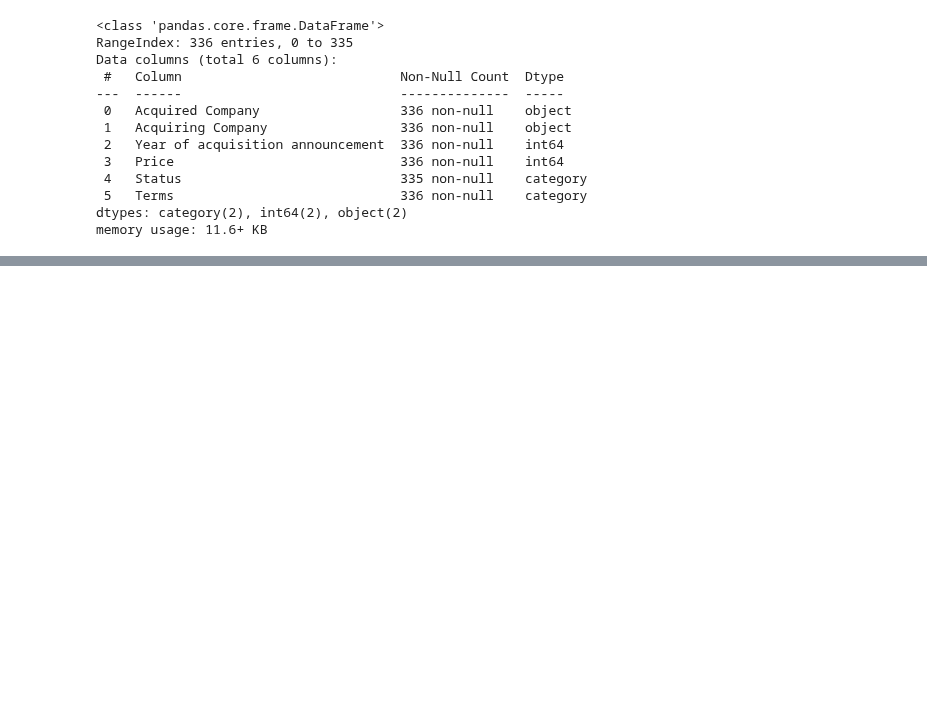
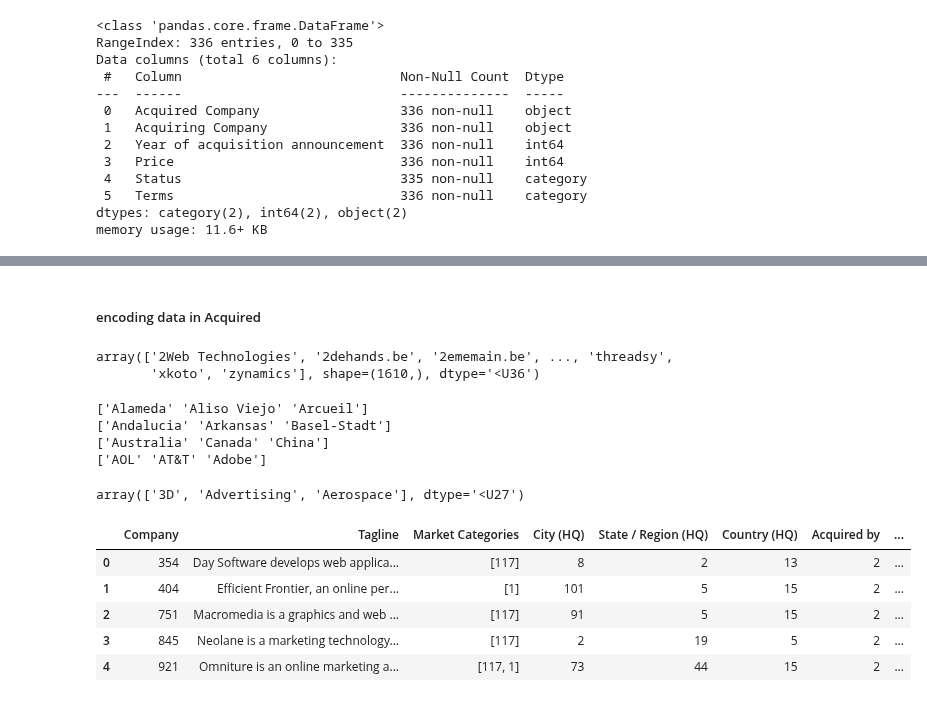
Before and after one commit to Omar-Elhakim/TechCompaniesPricePrediction, a Jupyter notebook: main.ipynb, the cells around one changed output, grey strips where cells are left out. Saved outputs shown, nothing was run; the diff lists cells and outputs as text; code cells hidden in the pictures; blank space fills up the shorter version.

Commit message:
encoding text data
single valued categories like city (HQ) encoded to numiric value
multi-valued categories like market category are encoded to array of
numeric values [1,2,...] for each row

```diff
--- a/main.ipynb
+++ b/main.ipynb
@@ -488,0 +614,29 @@ memory usage: 11.6+ KB
+# %% [markdown]
+##### encoding data in Acquired
+# %%
+encodeCategory(acquired,"Company",acquiredCompanies)
+# %% [output]
+array(['2Web Technologies', '2dehands.be', '2ememain.be', ..., 'threadsy',
+       'xkoto', 'zynamics'], shape=(1610,), dtype='<U36')
+# %%
+# i need to make global variables for this categories to get the unique from merging acquiring and acuired data
+# something getUniqueValues(acquired["City (HQ)"] + acquiring["City (HQ)"])
+
+for c in ["City (HQ)","State / Region (HQ)","Country (HQ)","Acquired by"]:
+    print(encodeCategory(acquired,c)[:3])
+encodeMultiValuedCategory(acquired,"Market Categories")[:3]
+# %% [output]
+['Alameda' 'Aliso Viejo' 'Arcueil']
+['Andalucia' 'Arkansas' 'Basel-Stadt']
+['Australia' 'Canada' 'China']
+['AOL' 'AT&T' 'Adobe']
+array(['3D', 'Advertising', 'Aerospace'], dtype='<U27')
+# %%
+acquired[:5]
+# %% [output]
+|  | Company | Tagline | Market Categories | City (HQ) | State / Region (HQ) | Country (HQ) | Acquired by | ... |
+| 0 | 354 | Day Software develops web applica... | [117] | 8 | 2 | 13 | 2 | ... |
+| 1 | 404 | Efficient Frontier, an online per... | [1] | 101 | 5 | 15 | 2 | ... |
+| 2 | 751 | Macromedia is a graphics and web ... | [117] | 91 | 5 | 15 | 2 | ... |
+| 3 | 845 | Neolane is a marketing technology... | [117] | 2 | 19 | 5 | 2 | ... |
+| 4 | 921 | Omniture is an online marketing a... | [117, 1] | 73 | 44 | 15 | 2 | ... |
```
Also changed, not shown: parts of 21 cells of this notebook.
